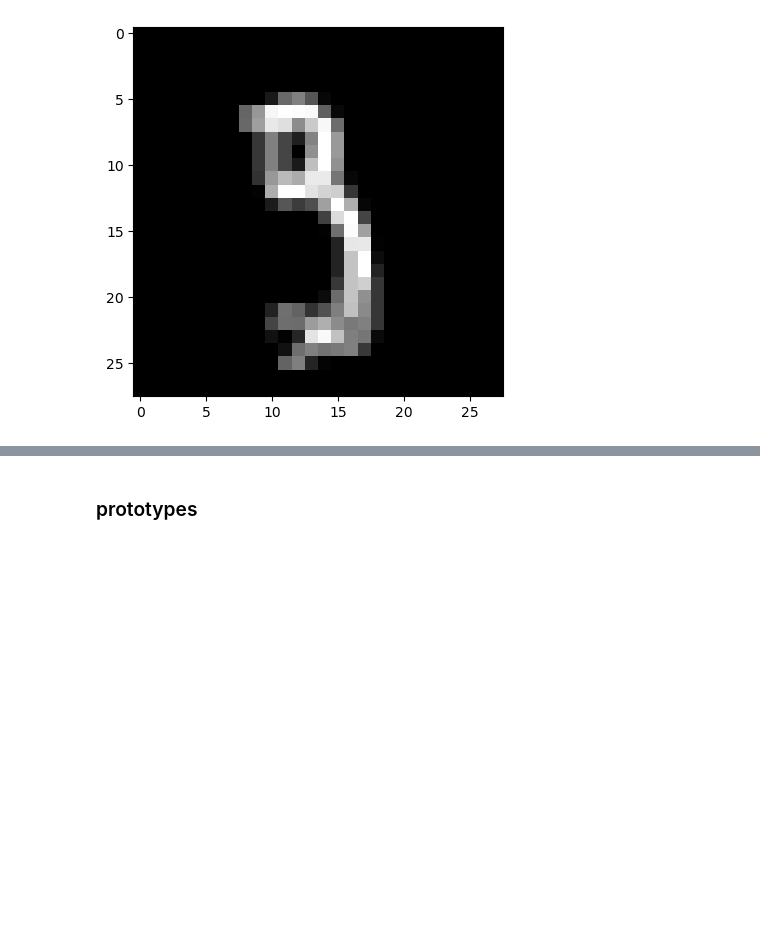
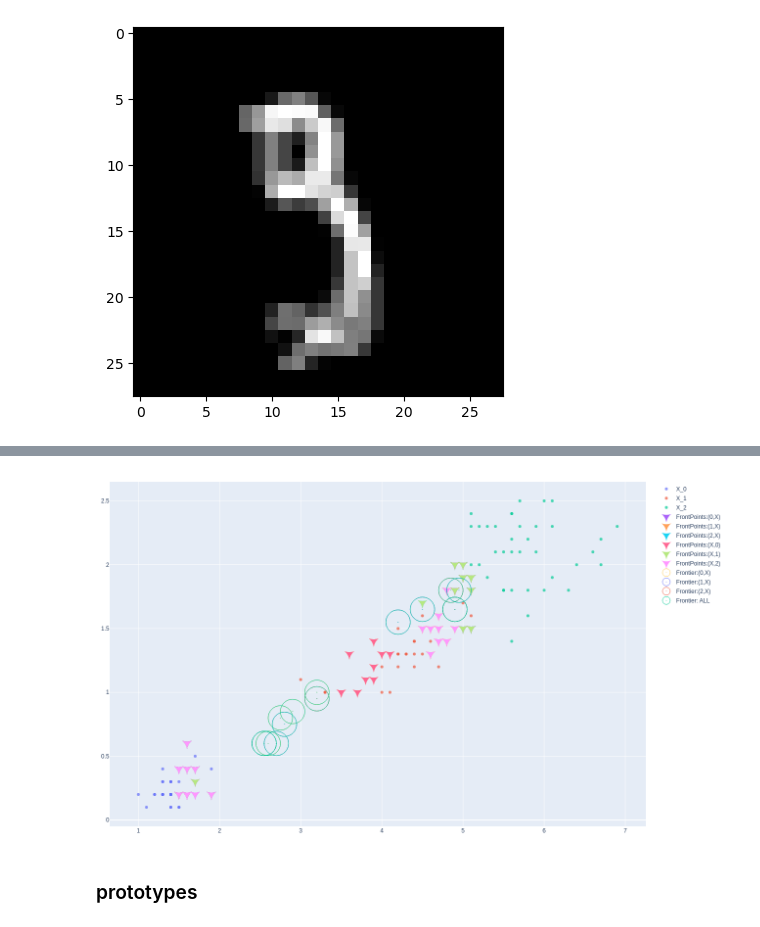
Before and after one commit to jsebastianquiroga/tesis_mapeo_distribucion, a Jupyter notebook: Final/prueba.ipynb, the cells around one changed output, grey strips where cells are left out. Drawn from its saved outputs; the diff is of its cells as text; code cells hidden in the pictures; blank space fills up the shorter version.

```diff
--- a/Final/prueba.ipynb
+++ b/Final/prueba.ipynb
@@ -320,0 +388,5 @@ frontera.plot_UMAP()
+# %%
+%run frontera_v4.ipynb
+
+frontera = Frontera(X,y) #,percentil_min=5, percentil_max=20, N_points_frontera=41)
+frontera.frontier()
@@ -321,3 +411,7 @@ frontera.plot_UMAP()
+# %%
+frontera.plot_frontera_2D(2,3)
+# %% [output]
+[figure, added]
 # %% [markdown]
 ### prototypes
 # %%
```
Also changed, not shown: parts of 9 cells of this notebook.
